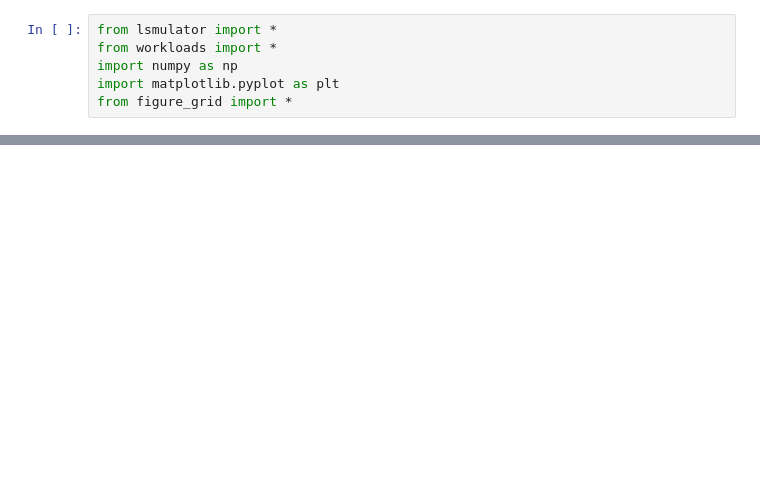
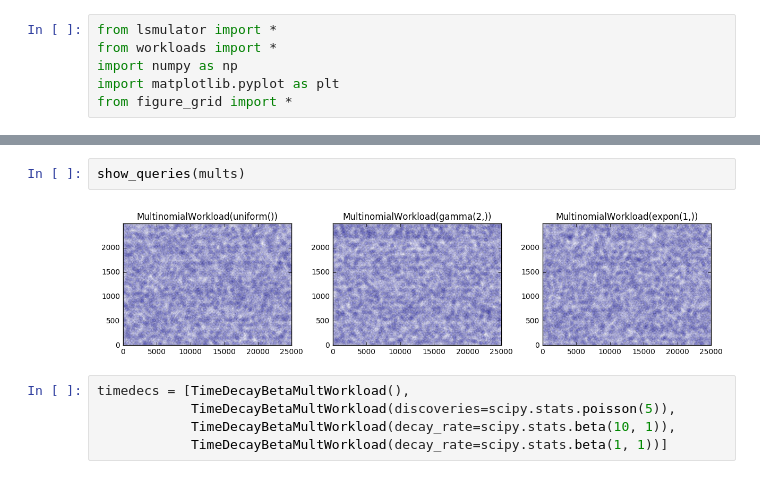
Before and after one commit to asross/cs265, a Jupyter notebook: simulations/lsemulation.ipynb, the cells around one changed output, grey strips where cells are left out. Cells and saved outputs as stored; diff of their text form; blank space fills up the shorter version.

```diff
--- a/simulations/lsemulation.ipynb
+++ b/simulations/lsemulation.ipynb
@@ -9,0 +38,9 @@ workloads = [wlk().generate() for wlk in workload_classes]
+# %%
+show_queries(mults)
+# %% [output]
+[figure, added]
+# %%
+timedecs = [TimeDecayBetaMultWorkload(),
+            TimeDecayBetaMultWorkload(discoveries=scipy.stats.poisson(5)),
+            TimeDecayBetaMultWorkload(decay_rate=scipy.stats.beta(10, 1)),
+            TimeDecayBetaMultWorkload(decay_rate=scipy.stats.beta(1, 1))]
```
Also changed, not shown: parts of 15 cells of this notebook, 2 other files.
